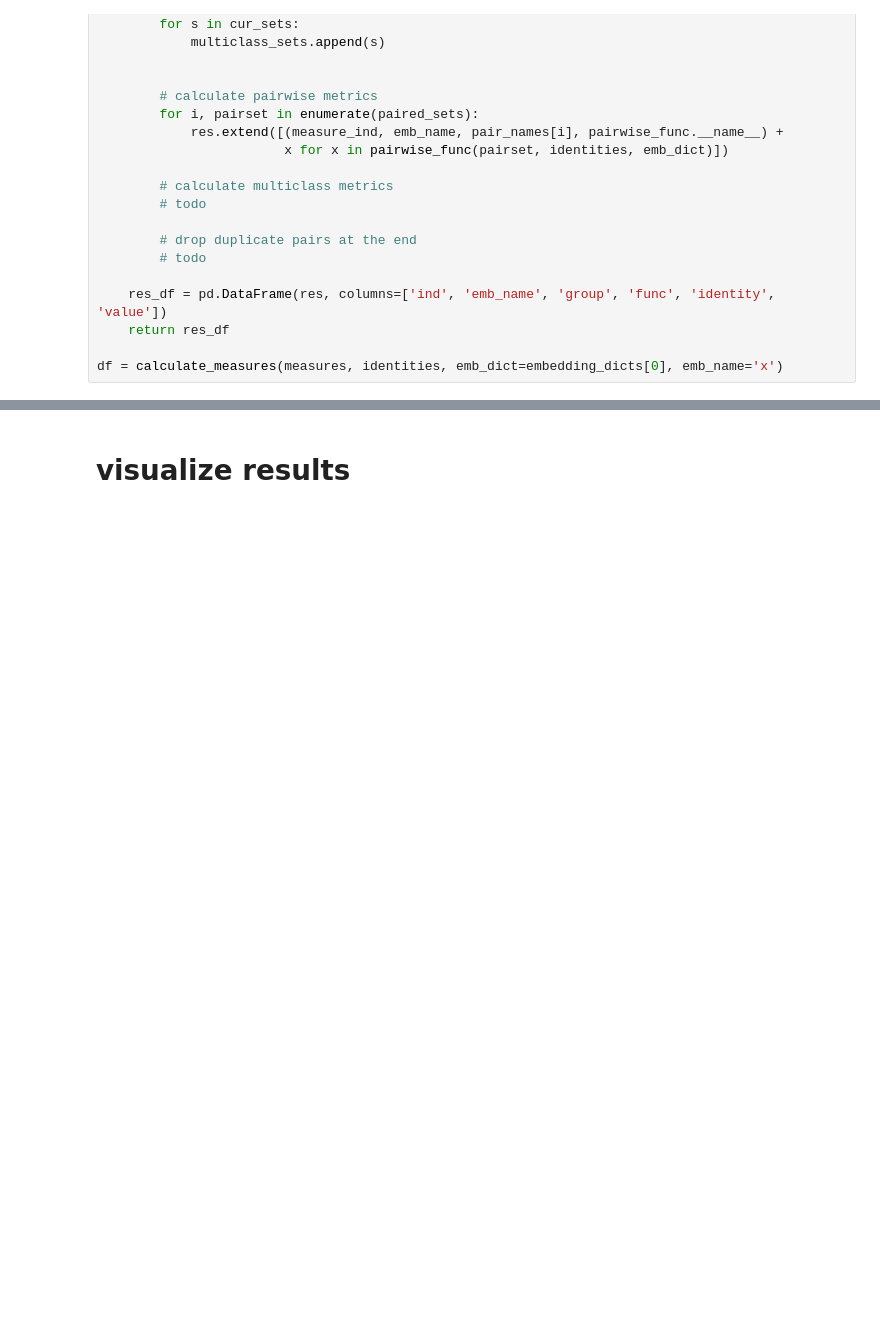
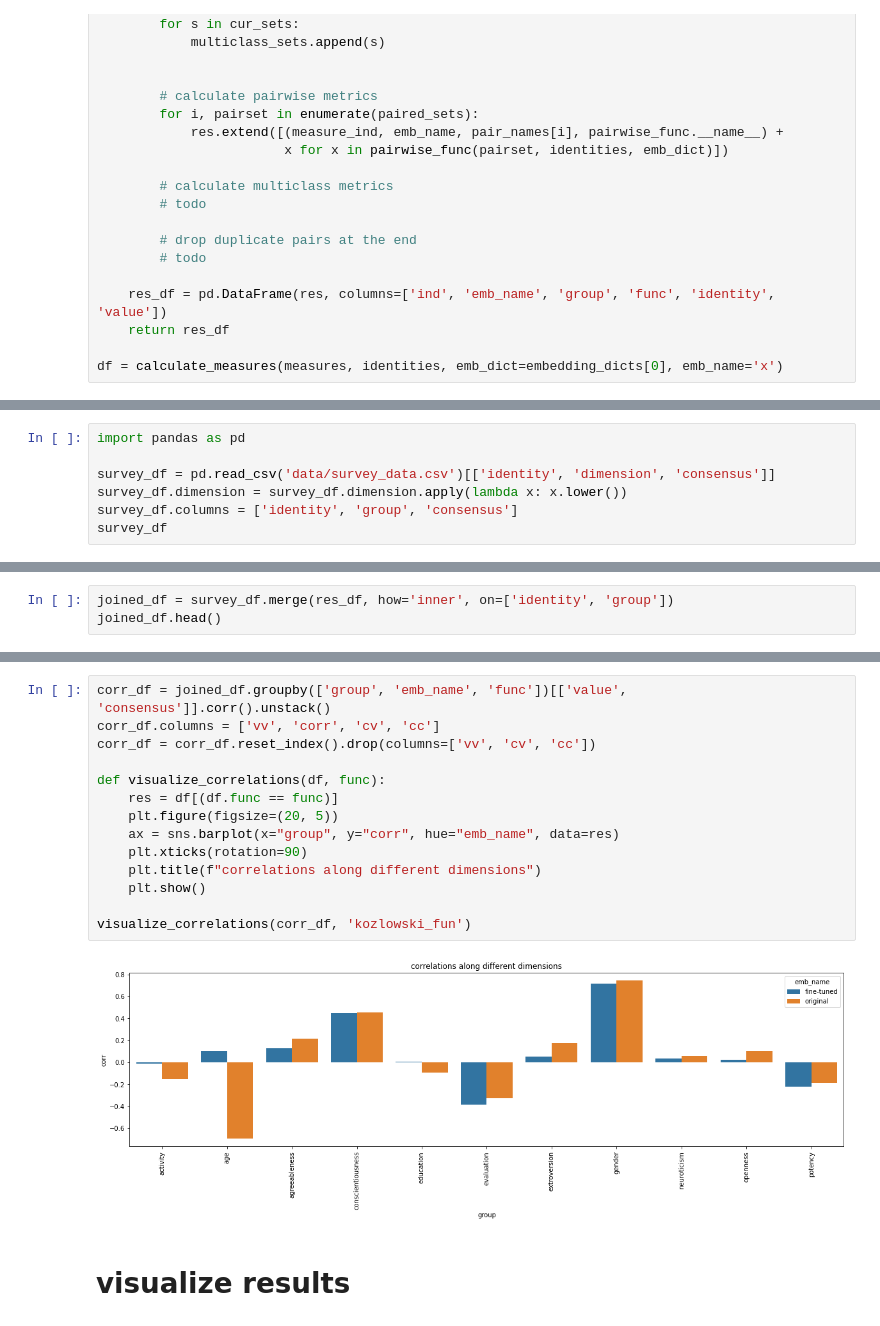
Before and after one commit to navidmdn/identity_embedding, a Jupyter notebook: embedding_interpretation.ipynb, the cells around one changed output, grey strips where cells are left out. Saved outputs shown, nothing was run; the diff lists cells and outputs as text; blank space fills up the shorter version.

```diff
--- a/embedding_interpretation.ipynb
+++ b/embedding_interpretation.ipynb
@@ -717,0 +746,7 @@ res_df.head()
+# %%
+import pandas as pd
+
+survey_df = pd.read_csv('data/survey_data.csv')[['identity', 'dimension', 'consensus']]
+survey_df.dimension = survey_df.dimension.apply(lambda x: x.lower())
+survey_df.columns = ['identity', 'group', 'consensus']
+survey_df
@@ -717,0 +785,3 @@ res_df.head()
+# %%
+joined_df = survey_df.merge(res_df, how='inner', on=['identity', 'group'])
+joined_df.head()
@@ -718,3 +807,19 @@ res_df.head()
+# %%
+corr_df = joined_df.groupby(['group', 'emb_name', 'func'])[['value', 'consensus']].corr().unstack()
+corr_df.columns = ['vv', 'corr', 'cv', 'cc']
+corr_df = corr_df.reset_index().drop(columns=['vv', 'cv', 'cc'])
+
+def visualize_correlations(df, func):
+    res = df[(df.func == func)]
+    plt.figure(figsize=(20, 5))
+    ax = sns.barplot(x="group", y="corr", hue="emb_name", data=res)
+    plt.xticks(rotation=90)
+    plt.title(f"correlations along different dimensions")
+    plt.show()
+
+visualize_correlations(corr_df, 'kozlowski_fun')
+# %% [output]
+[figure, added]
 # %% [markdown]
 # visualize results
 # %%
```
Also changed, not shown: parts of 12 cells of this notebook.
